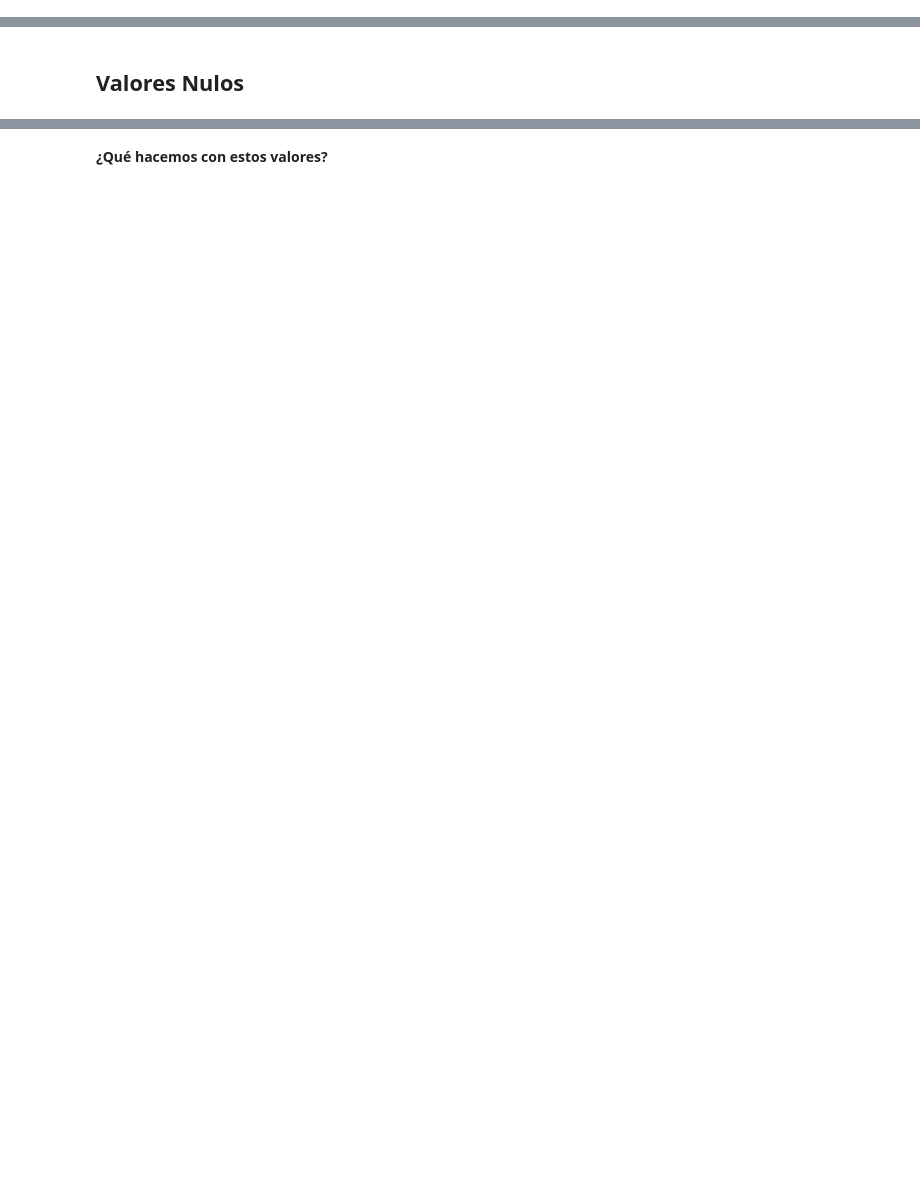
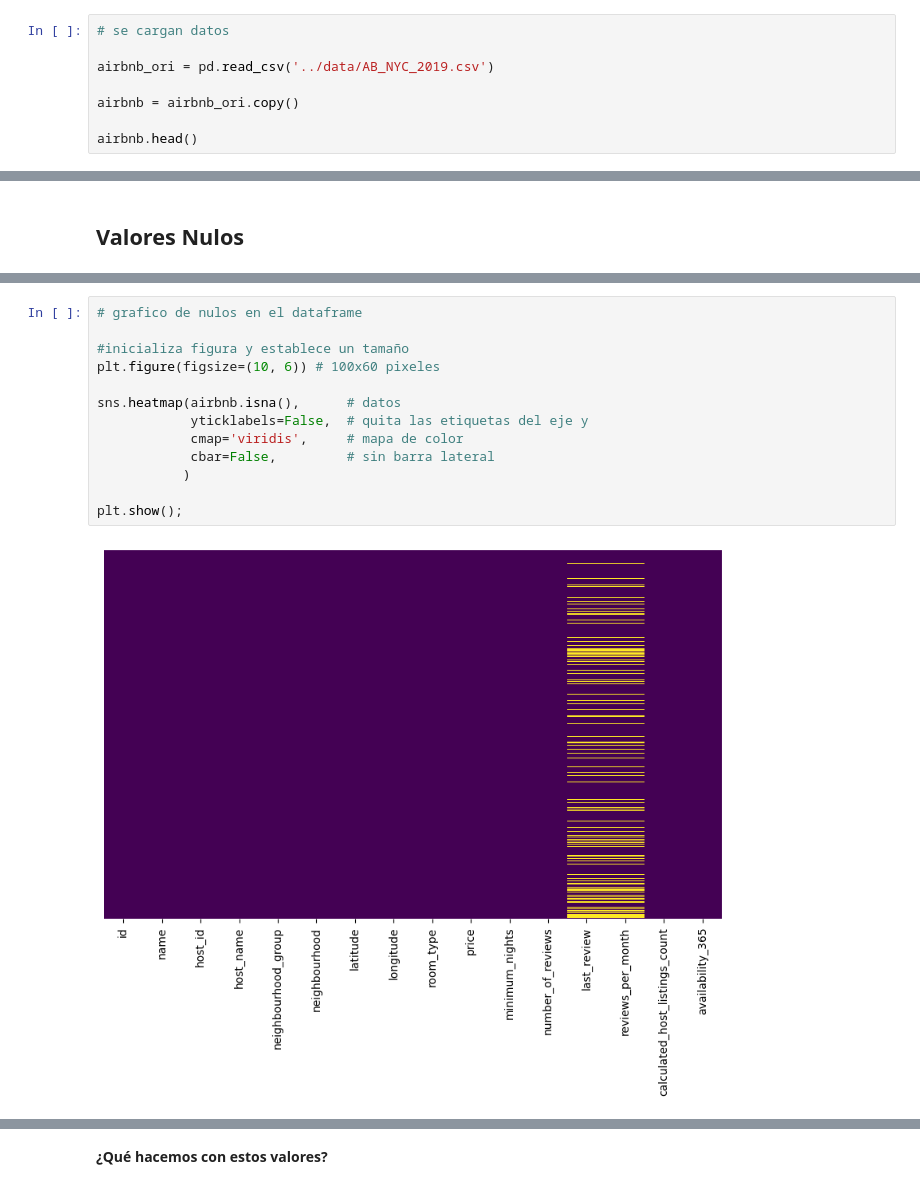
Before and after one commit to Ironhack-Data-Madrid-Julio-2023/apuntes_clase, a Jupyter notebook: semana_2/4.1 - Data Cleaning 2.ipynb, the cells around one changed output, grey strips where cells are left out. Drawn from its saved outputs; the diff is of its cells as text; blank space fills up the shorter version.

Commit message:
data cleaning 2

```diff
--- a/semana_2/4.1 - Data Cleaning 2.ipynb
+++ b/semana_2/4.1 - Data Cleaning 2.ipynb
@@ -19,0 +38,8 @@ Primero importamos librerias y los datos.
+# %%
+# se cargan datos
+
+airbnb_ori = pd.read_csv('../data/AB_NYC_2019.csv')
+
+airbnb = airbnb_ori.copy()
+
+airbnb.head()
@@ -29,0 +164,15 @@ Se comienza la exploracion de los datos.
+# %%
+# grafico de nulos en el dataframe
+
+#inicializa figura y establece un tamaño
+plt.figure(figsize=(10, 6)) # 100x60 pixeles
+
+sns.heatmap(airbnb.isna(),      # datos
+            yticklabels=False,  # quita las etiquetas del eje y
+            cmap='viridis',     # mapa de color
+            cbar=False,         # sin barra lateral
+           )
+
+plt.show();
+# %% [output]
+[figure, added]
```
Also changed, not shown: parts of 25 cells of this notebook.
